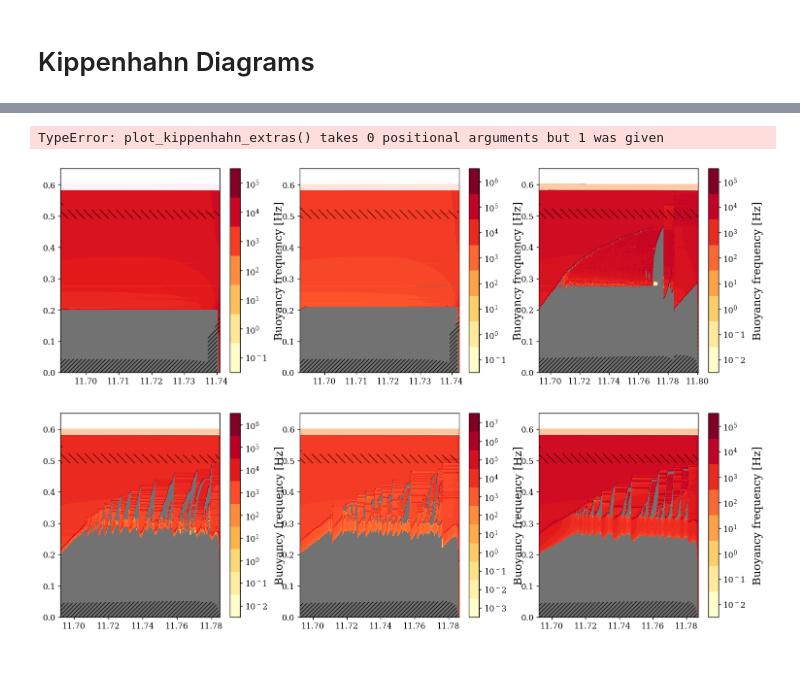
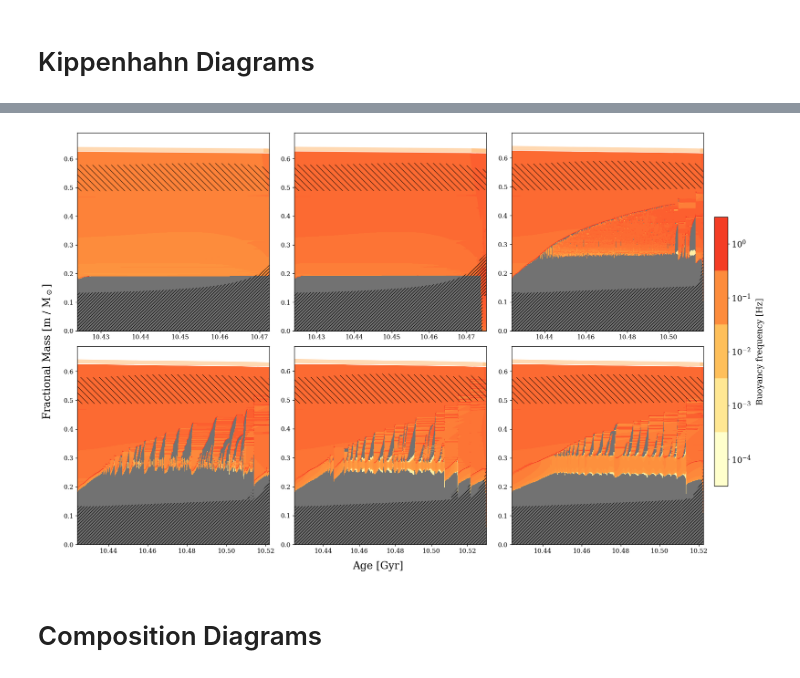
Before and after one commit to mkorolik/RR-Lyrae-Convective-Boundary-Mixing, a Jupyter notebook: rr lyrae convection paper.ipynb, the cells around one changed output, grey strips where cells are left out. Drawn from its saved outputs; the diff is of its cells as text; code cells hidden in the pictures.

```diff
--- a/rr lyrae convection paper.ipynb
+++ b/rr lyrae convection paper.ipynb
@@ -63,0 +61,13 @@ ax.yaxis.set_minor_formatter(matplotlib.ticker.NullFormatter())
+# %%
+# Second set of models (M=0.63, Z=0.002)
+fig = plt.figure(figsize=(8, 6))
+ax = fig.gca()
+
+sp.plot_hr(track2_0, alpha=0, label='', alpha_colors=1)
+for track in tracks2:
+    sp.plot_hr(track, ax=ax)
+sp.plot_hr(track2_0, alpha=0.3)
+
+
+[text.set_path_effects(patheffects) for text in ax.legend(frameon=False, loc='lower left').get_texts()]
+ax.set_xlim(8000, 3500)
@@ -66,30 +112,36 @@ ax.yaxis.set_minor_formatter(matplotlib.ticker.NullFormatter())
 # %%
-# First set of models (M=0.59, Z=0.001)
+# Second set of models (M=0.63, Z=0.002)
 fig, axs = plt.subplots(2, 3, figsize=(18,12))
 
-for i, track in enumerate(tracks1):
-    sp.plot_kippenhahn(track, ax=axs.flatten()[i])
+for i, track in enumerate(tracks2):
+    sp.plot_kippenhahn(track, ax=axs.flatten()[i], show_colorbar=False, burning_threshold=0.001)
 
 for ax_row in axs:
     for ax in ax_row:
         ax.set_xlabel('')
         ax.set_ylabel('')
 
-sp.plot_kippenhahn_extras(fig)
 
+fig = plt.gcf()
 
-# Second set of models (M=0.63, Z=0.002)
-fig, axs = plt.subplots(2, 3, figsize=(18,12))
+fig.supxlabel('Age [Gyr]', fontsize=20)
+fig.supylabel(r'Fractional Mass [m / M$_\odot$]', x=0, fontsize=20)
 
-for i, track in enumerate(tracks1):
-    sp.plot_kippenhahn(track, ax=axs.flatten()[i])
+norm = matplotlib.colors.Normalize(vmin=-4, vmax=2)
+cmap = matplotlib.cm.ScalarMappable(norm=norm, cmap='YlOrRd')
+vmin = int(norm.vmin)
+vmax = int(norm.vmax)
 
-for ax_row in axs:
-    for ax in ax_row:
-        ax.set_xlabel('')
-        ax.set_ylabel('')
+cbar_ax = fig.add_axes([1, 0.2, 0.02, 0.6])
+cb = fig.colorbar(cmap, label=r'Buoyancy frequency $\mathrm{log~N}$/Hz',
+            boundaries=np.array(range(vmin, vmax, 1))-0.5,
+            ticks=np.array(range(vmin, vmax+1, 1)), cax=cbar_ax)
+cb.ax.minorticks_off()
+cb.ax.set_yticklabels([rf'$10^{{{t}}}$' for t in np.array(range(vmin, vmax+1, 1))], fontsize=16)
+cb.set_label(label=r'Buoyancy frequency [Hz]', labelpad=10)
 
-sp.plot_kippenhahn_extras(fig)
+fig.tight_layout()
 # %% [output]
-TypeError: plot_kippenhahn_extras() takes 0 positional arguments but 1 was given
-[figure, old version]
+[figure, new version]
+# %% [markdown]
+# Composition Diagrams
```
Also changed, not shown: parts of 23 cells of this notebook.
